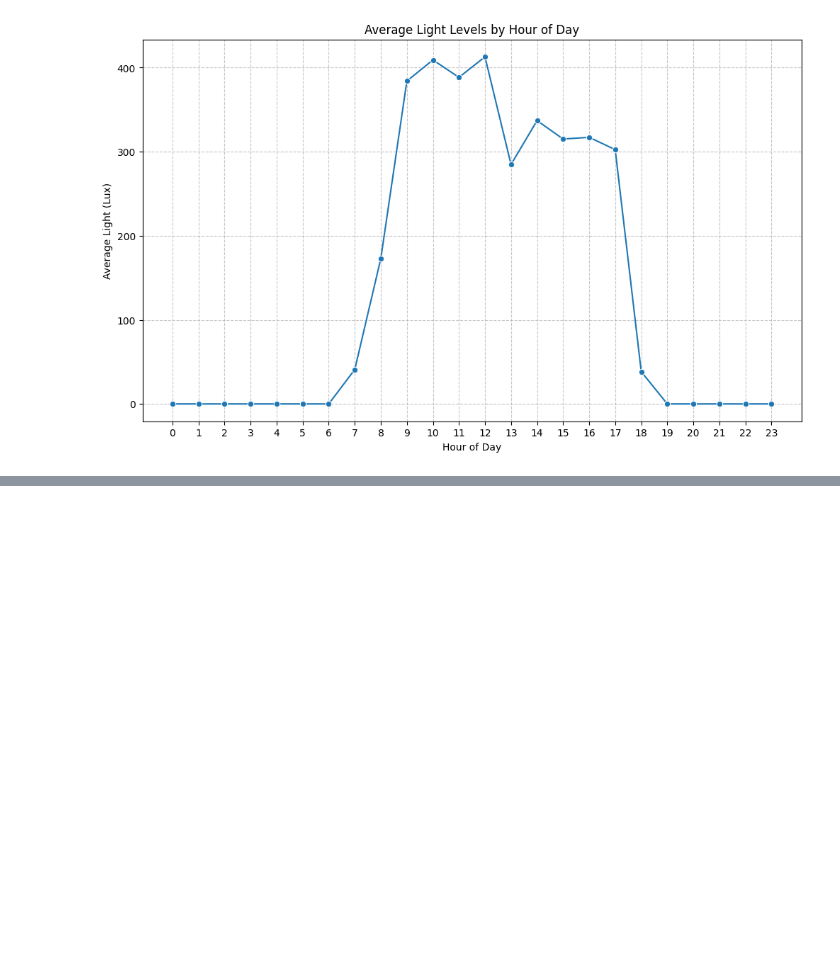
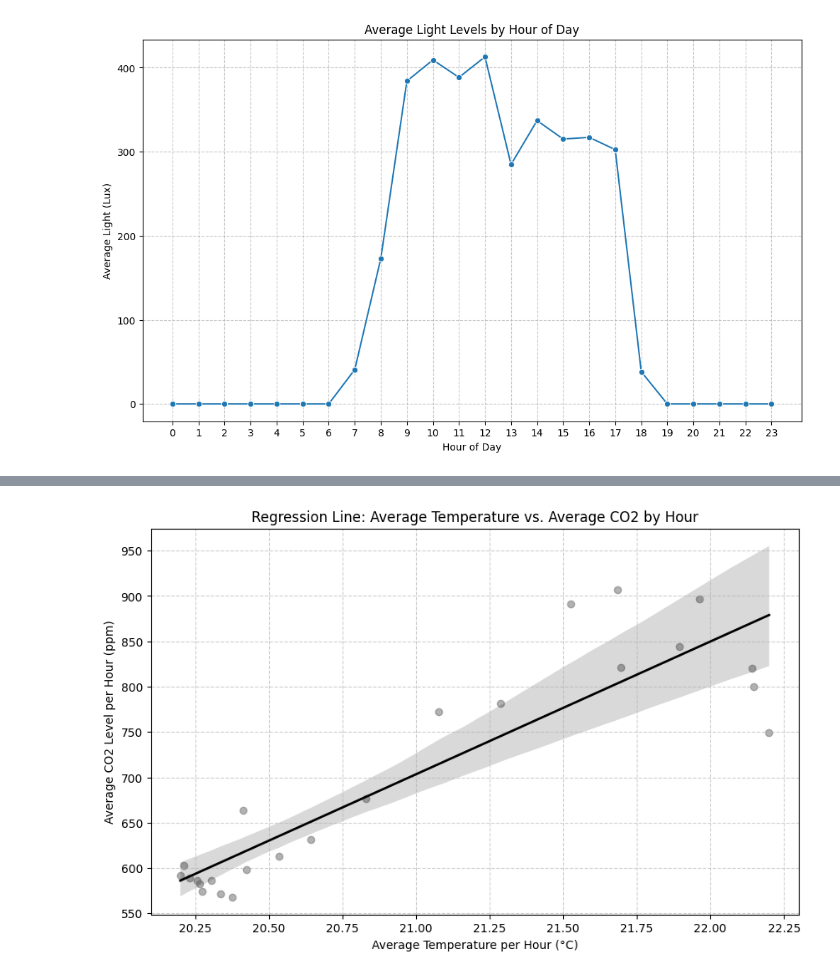
Before and after one commit to NoamShaphir/-MicroClimate, a Jupyter notebook: analysis (1).ipynb, the cells around one changed output, grey strips where cells are left out. Drawn from its saved outputs; the diff is of its cells as text; code cells hidden in the pictures; blank space fills up the shorter version.

```diff
--- a/analysis (1).ipynb
+++ b/analysis (1).ipynb
@@ -800,0 +811,26 @@ plt.show()
+# %%
+
+df['date'] = pd.to_datetime(df['date'])
+
+df['hour'] = df['date'].dt.hour
+
+hourly_avg_data = df.groupby('hour')[['Temperature', 'CO2']].mean().reset_index()
+
+plt.figure(figsize=(10, 6))
+
+sns.regplot(
+    data=hourly_avg_data,
+    x='Temperature',
+    y='CO2',
+    color='black',
+    scatter_kws={'alpha':0.6, 'color':'gray'},
+    line_kws={'color':'black', 'linewidth':2}
+)
+
+plt.title('Regression Line: Average Temperature vs. Average CO2 by Hour')
+plt.xlabel('Average Temperature per Hour (°C)')
+plt.ylabel('Average CO2 Level per Hour (ppm)')
+plt.grid(True, linestyle='--', alpha=0.6)
+plt.show()
+# %% [output]
+[figure, added]
```
Also changed, not shown: parts of 4 cells of this notebook.
